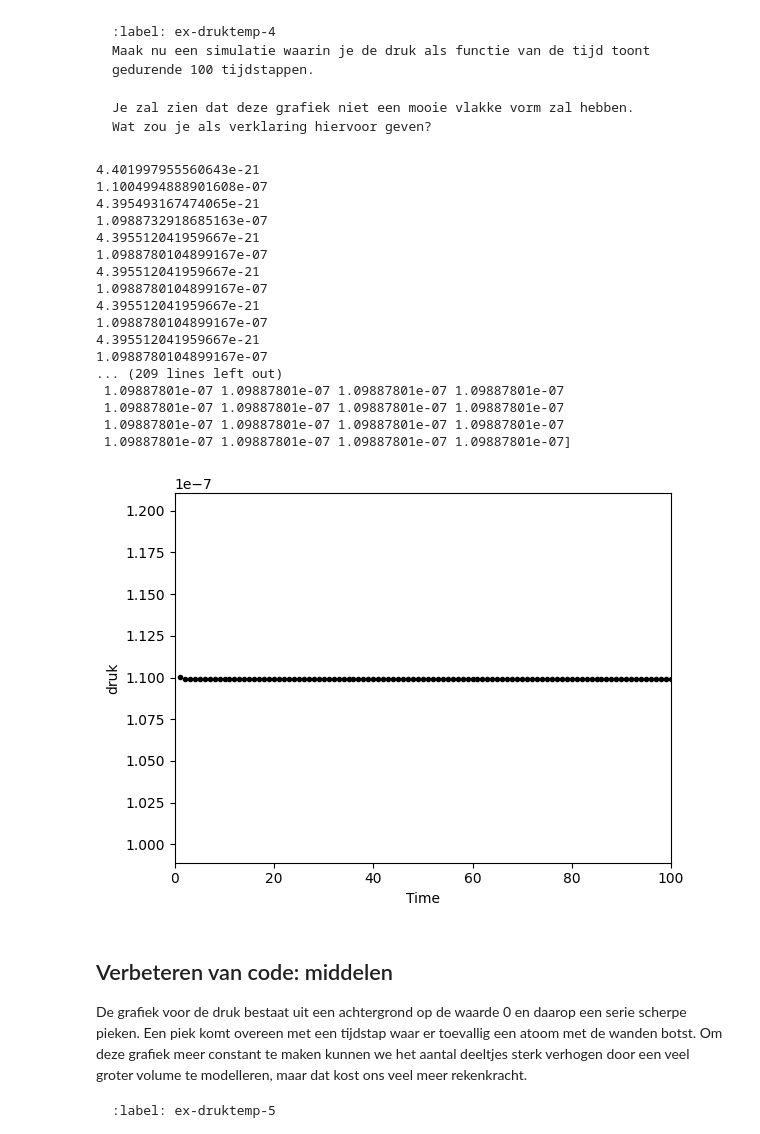
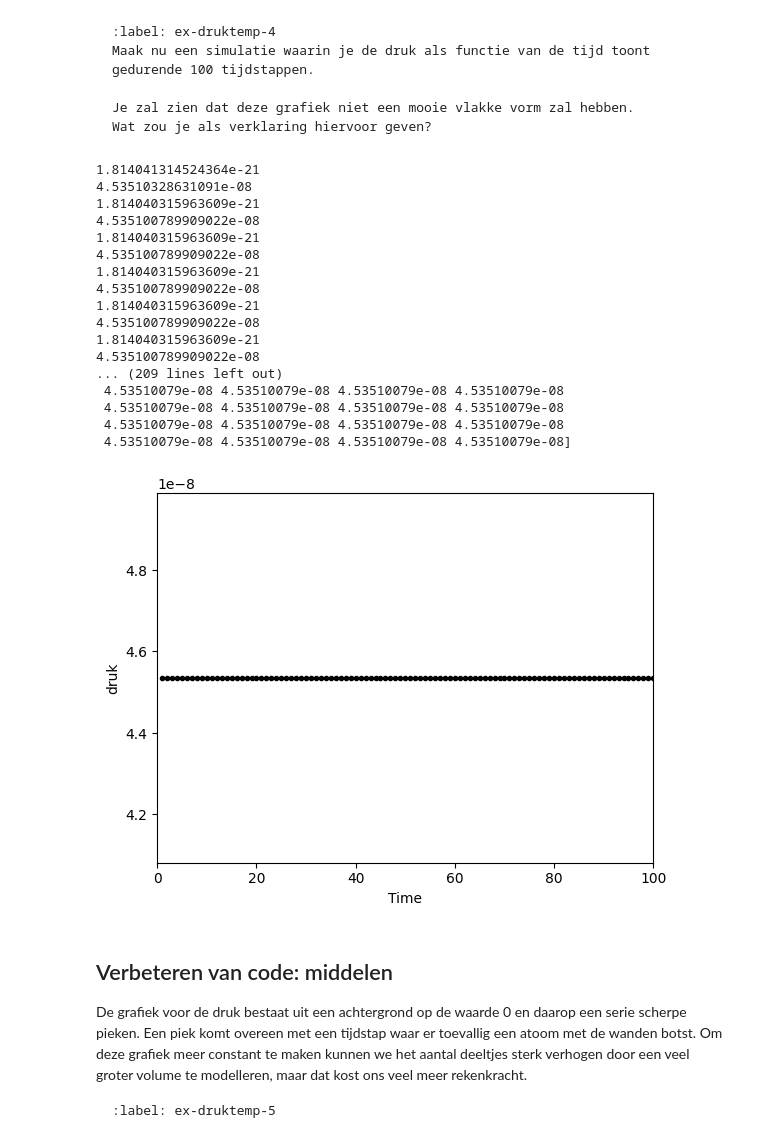
Before and after one commit to gltChboy/Thermo-groep-Bart-Ante, a Jupyter notebook: Content/PySim/5_druktemp.ipynb, the cells around one changed output. Drawn from its saved outputs; the diff is of its cells as text; code cells hidden in the pictures.

```diff
--- a/Content/PySim/5_druktemp.ipynb
+++ b/Content/PySim/5_druktemp.ipynb
@@ -35,7 +35,7 @@ import matplotlib.pyplot as plt
 from matplotlib.animation import FuncAnimation
 
 BOX_SIZE_0 = 10                # [nm] Hoogte en lengte startvolume
-N = 100                         # [#] Aantal deeltjes
+N = 40                         # [#] Aantal deeltjes
 V_0 = 400                      # [m/s] Startsnelheid van deeltjes
 RADIUS = 0.1                   # [nm] Straal van moleculen
 DT = 1e-6                      # [s] Tijdstap om geen botsing te missen
@@ -329,44 +318,44 @@ Wat zou je als verklaring hiervoor geven?
 # %%
 particles = []
 times = np.linspace(1, 100, 100)
 create_particles(particles)
 
 #lege array voor de temperatuur van het gas
 druk_gas = np.array([])
 
 for i in range(len(times)):
-    pressure = take_time_step_gas(particles)
+    take_time_step(particles)
     #pressure wordt berekend in handle_walls functie
     druk_gas = np.append(druk_gas, pressure)
 
 print(druk_gas)
 
 plt.figure()
 plt.ylim(min(druk_gas)*0.9, max(druk_gas)*1.1)
 plt.xlim(0, 100)
 plt.xlabel('Time')
 plt.ylabel('druk')
 plt.plot(times, druk_gas, 'k.')
 plt.show()
 # %% [output]
-4.401997955560643e-21
-1.1004994888901608e-07
-4.395493167474065e-21
-1.0988732918685163e-07
-4.395512041959667e-21
-1.0988780104899167e-07
-4.395512041959667e-21
-1.0988780104899167e-07
-4.395512041959667e-21
-1.0988780104899167e-07
-4.395512041959667e-21
-1.0988780104899167e-07
+1.814041314524364e-21
+4.53510328631091e-08
+1.814040315963609e-21
+4.535100789909022e-08
+1.814040315963609e-21
+4.535100789909022e-08
+1.814040315963609e-21
+4.535100789909022e-08
+1.814040315963609e-21
+4.535100789909022e-08
+1.814040315963609e-21
+4.535100789909022e-08
 ... (209 lines left out)
- 1.09887801e-07 1.09887801e-07 1.09887801e-07 1.09887801e-07
- 1.09887801e-07 1.09887801e-07 1.09887801e-07 1.09887801e-07
- 1.09887801e-07 1.09887801e-07 1.09887801e-07 1.09887801e-07
- 1.09887801e-07 1.09887801e-07 1.09887801e-07 1.09887801e-07]
+ 4.53510079e-08 4.53510079e-08 4.53510079e-08 4.53510079e-08
+ 4.53510079e-08 4.53510079e-08 4.53510079e-08 4.53510079e-08
+ 4.53510079e-08 4.53510079e-08 4.53510079e-08 4.53510079e-08
+ 4.53510079e-08 4.53510079e-08 4.53510079e-08 4.53510079e-08]
-[figure, old version]
+[figure, new version]
 # %% [markdown]
 ## Verbeteren van code: middelen
 
```
Also changed, not shown: parts of 3 cells of this notebook.
